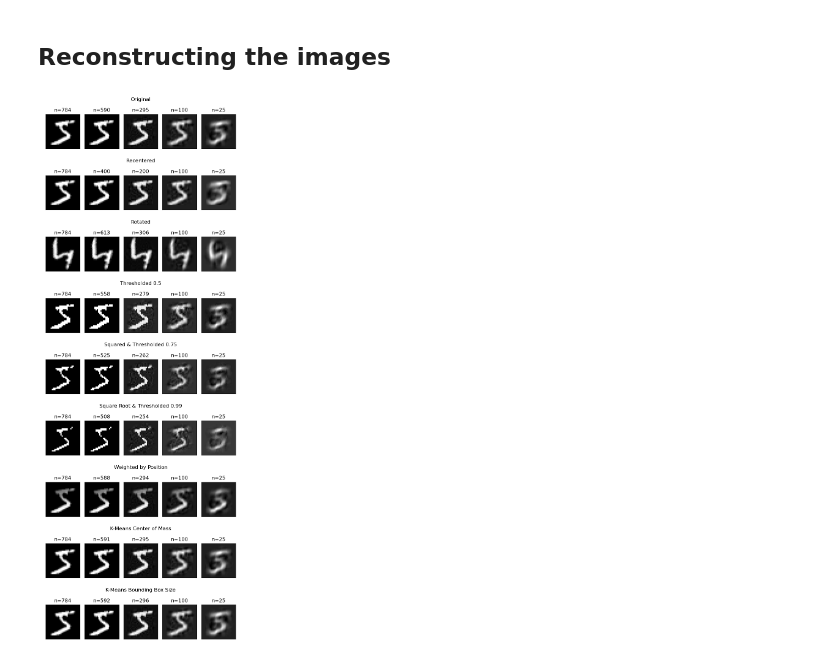
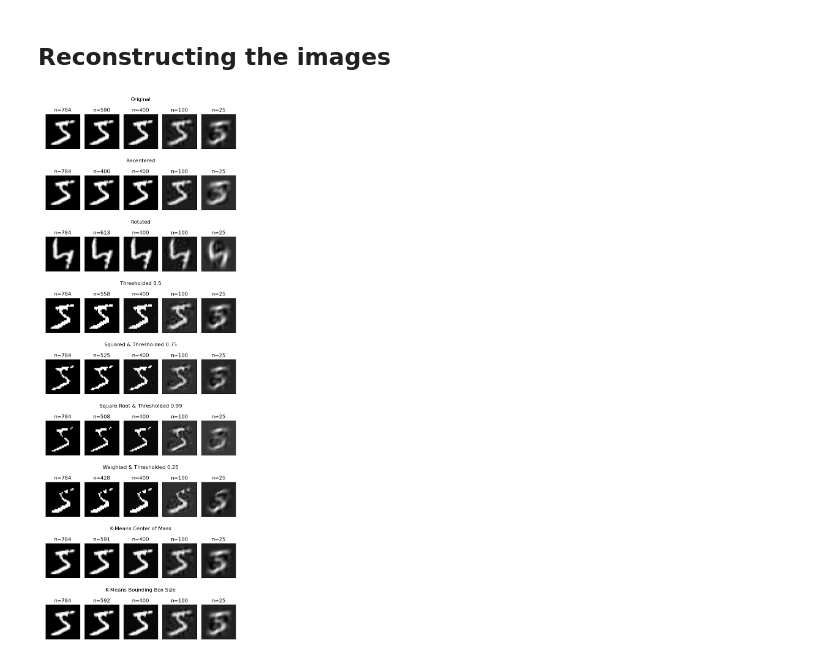
Before and after one commit to maneeshrj/math-ml-project, a Jupyter notebook: SVD.ipynb, the cells around one changed output. Drawn from its saved outputs; the diff is of its cells as text; code cells hidden in the pictures.

```diff
--- a/SVD.ipynb
+++ b/SVD.ipynb
@@ -17,8 +17,8 @@ mnist.data.shape
 # %%
 X = mnist.data.astype('float32')
 y = mnist.target.astype('int64')
-X = X[:10000]
-y = y[:10000]
+X = X[:1000]
+y = y[:1000]
 X.shape
 # %% [output]
 (1000, 784)
@@ -980,25 +994,13 @@ def reconstruct_and_plot_examples(*Xs, labels, idx=0, ns=None):
 # %%
 def find_cutoff(arr, cutoff=0.001):
     return np.where(arr < cutoff)[0][0]
-# %%
-def deconstruct(*Xs):
-    yield from (linalg.svd(x) for x in Xs)
-
-def reduced_reconstruct(*svds, ns=None):
-    _ns = ns
-    for svd in svds:
-        U, s, Vh = svd
-        if ns is None:
-            cutoff = find_cutoff(s)
-            _ns = [784, cutoff, cutoff // 2, 100, 25]
-        yield _ns, (U[:, :n] @ np.diag(s[:n]) @ Vh[:n] for n in _ns)
 # %%
 X_recentered = recenter_imgs(X)
 X_rotated = np.asarray([straighten(x) for x in X.reshape(-1, 28, 28)]).reshape(-1, 784)
 X_thresh = (X>0.5).astype('float32')
 X_square_thresh = (np.square(X)>0.75).astype('float32')
 X_sqrt_thresh = (np.sqrt(X)>0.99).astype('float32')
-X_weighted = weight_by_position(X)
+X_weighted_thresh = (weight_by_position(X)>0.25).astype('float32')
 X_kmeans_com = np.hstack((X, Xkmeans.reshape(-1, 1)))
 X_kmeans_bbox = np.hstack((X, Xbbox))
 
@@ -1009,7 +1011,7 @@ Xs = [
     X_thresh,
     X_square_thresh,
     X_sqrt_thresh,
-    X_weighted,
+    X_weighted_thresh,
     X_kmeans_com,
     X_kmeans_bbox,
 ]
@@ -1020,40 +1022,53 @@ Xs_labels = [
     "Thresholded 0.5", # X_thresh
     "Squared & Thresholded 0.75", # X_square_thresh
     "Square Root & Thresholded 0.99", # X_sqrt_thresh
-    "Weighted by Position", # X_weighted
+    "Weighted & Thresholded 0.25", # X_weighted_thresh
     "K-Means Center of Mass", # X_kmeans_com
     "K-Means Bounding Box Size", # X_kmeans_bbox
 ]
+# %%
+def deconstruct(*Xs):
+    yield from (linalg.svd(x) for x in Xs)
+
+svds = list(deconstruct(*Xs))
+minimum_cutoff = min(find_cutoff(s) for _, s, _ in svds)
+
+def reduced_reconstruct(*svds, ns=None):
+    _ns = ns
+    for U, s, Vh in svds:
+        if ns is None:
+            cutoff = find_cutoff(s)
+            _ns = [784, cutoff, minimum_cutoff, 100, 25]
+        yield _ns, (U[:, :n] @ np.diag(s[:n]) @ Vh[:n] for n in _ns)
 # %%
 import matplotlib as mpl
 
 # svds = deconstruct(*Xs)
-svds = deconstruct(*Xs)
 reconstructed = reduced_reconstruct(*svds)
 
 # mpl.use("module://matplotlib_inline.backend_inline")
 mpl.use("agg")
 
 buffers = []
 
 for i, ((ns, Imgs), label) in enumerate(zip(reconstructed, Xs_labels)):
     fig, axes = plt.subplots(1, len(ns), constrained_layout=True, sharey=True, figsize=(len(ns) * 1.3, 2))
     fig.suptitle(label)
     plt.setp(axes, xticks=[], yticks=[])
     for ax, n, imgs in zip(axes, ns, Imgs):
         ax.imshow(imgs[0, :784].reshape(28, 28), cmap='gray')
         ax.set_title(f"n={n}")
     fig.set_layout_engine("tight")
     canvas = fig.canvas
     canvas.draw()
     buffers.append(np.array(canvas.buffer_rgba()))
 
 img = np.vstack(buffers)
 mpl.use("module://matplotlib_inline.backend_inline")
 fig, ax = plt.subplots(figsize=(len(ns) * 1.3, 2 * len(Xs)))
 fig.subplots_adjust(0, 0, 1, 1)
 ax.set_axis_off()
 ax.matshow(img)
 plt.show()
 # %% [output]
-[figure, old version]
+[figure, new version]
```
Also changed, not shown: parts of 13 cells of this notebook.
